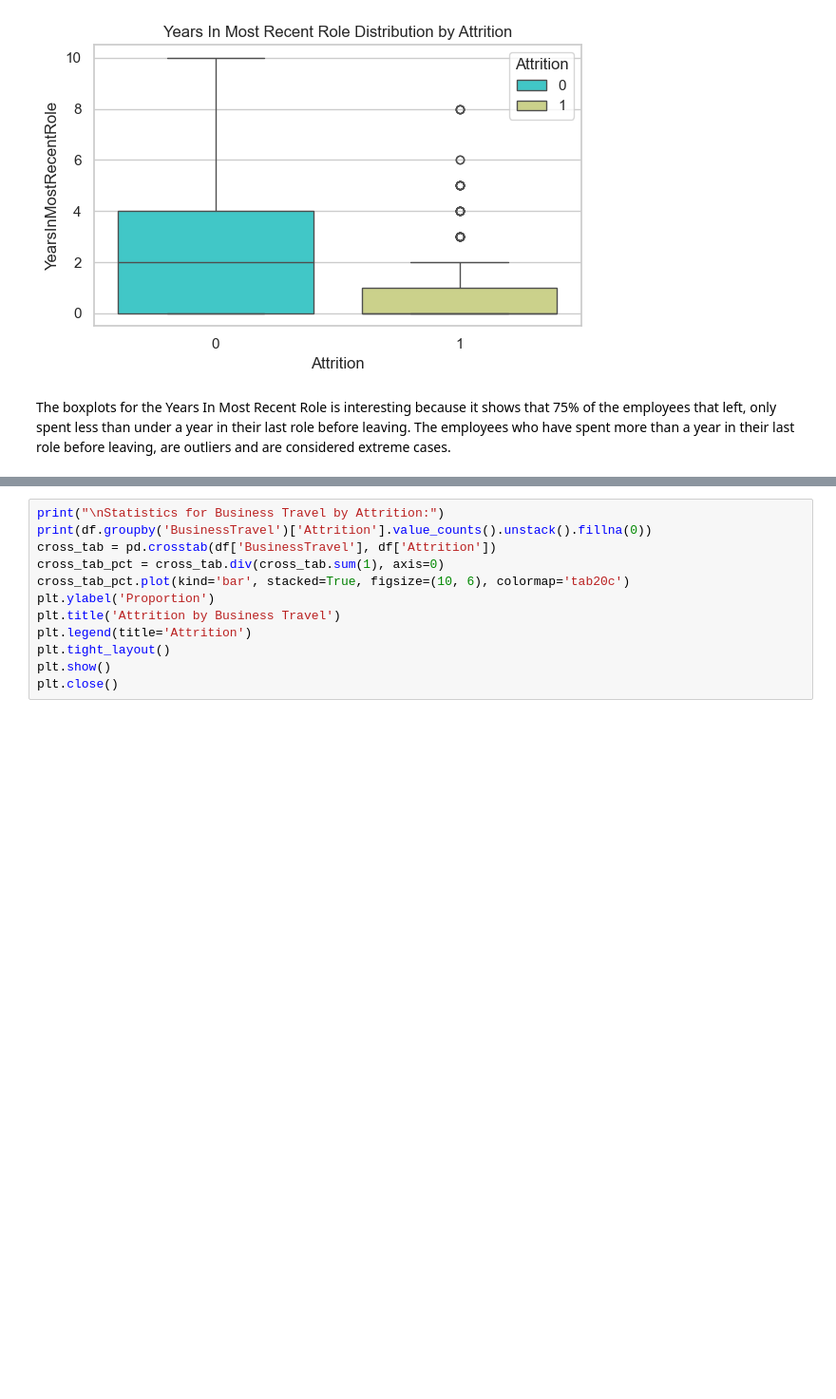
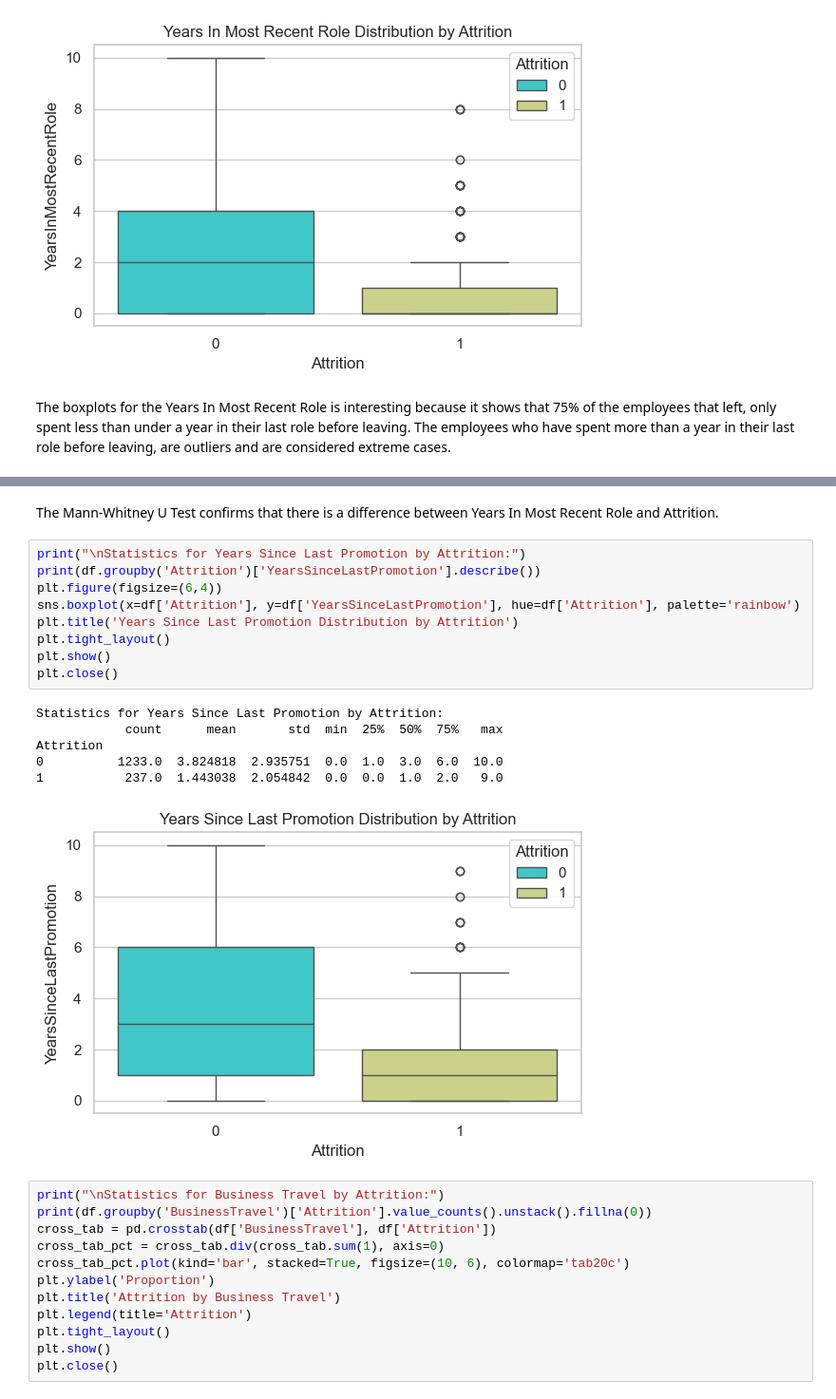
Before and after one commit to emilythaonguyen/hr-analytics, a Jupyter notebook: hr_analytics.ipynb, the cells around one changed output, grey strips where cells are left out. Shown at 95% size. Saved outputs shown, nothing was run; the diff lists cells and outputs as text; blank space fills up the shorter version.

```diff
--- a/hr_analytics.ipynb
+++ b/hr_analytics.ipynb
@@ -827,3 +935,21 @@ The boxplots for the Years In Most Recent Role is interesting because it shows t
+# %% [markdown]
+The Mann-Whitney U Test confirms that there is a difference between Years In Most Recent Role and Attrition.
+# %%
+print("\nStatistics for Years Since Last Promotion by Attrition:")
+print(df.groupby('Attrition')['YearsSinceLastPromotion'].describe())
+plt.figure(figsize=(6,4))
+sns.boxplot(x=df['Attrition'], y=df['YearsSinceLastPromotion'], hue=df['Attrition'], palette='rainbow')
+plt.title('Years Since Last Promotion Distribution by Attrition')
+plt.tight_layout()
+plt.show()
+plt.close()
+# %% [output]
+Statistics for Years Since Last Promotion by Attrition:
+            count      mean       std  min  25%  50%  75%   max
+Attrition
+0          1233.0  3.824818  2.935751  0.0  1.0  3.0  6.0  10.0
+1           237.0  1.443038  2.054842  0.0  0.0  1.0  2.0   9.0
+[figure, added]
 # %%
 print("\nStatistics for Business Travel by Attrition:")
 print(df.groupby('BusinessTravel')['Attrition'].value_counts().unstack().fillna(0))
```
Also changed, not shown: parts of 14 cells of this notebook, 14 other files.
